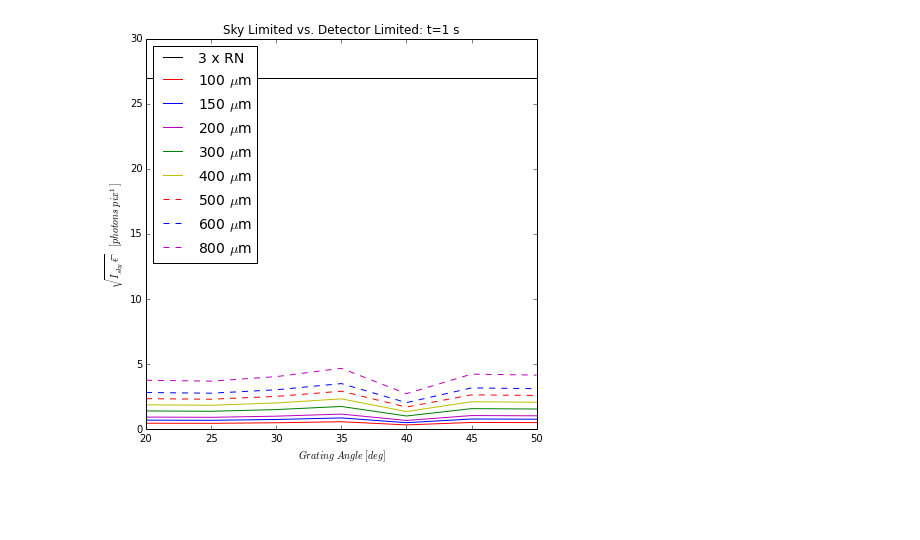
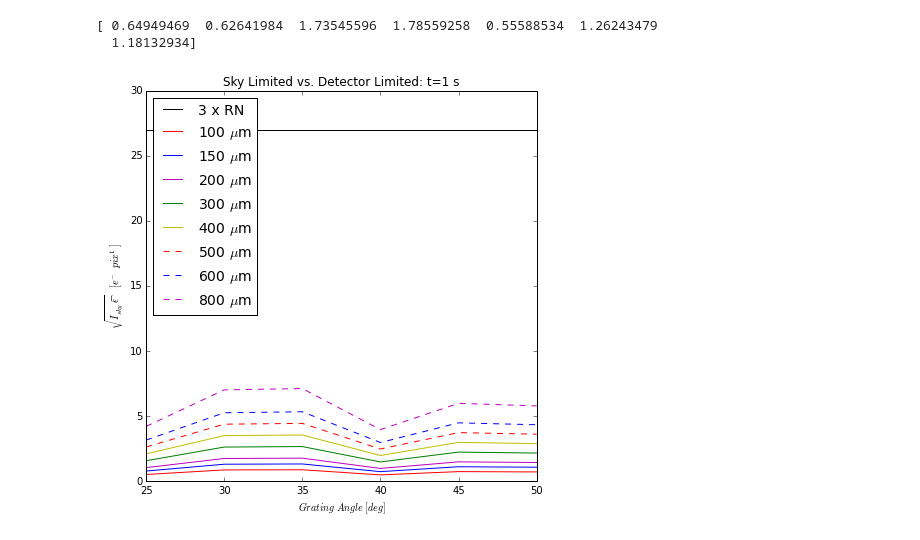
Before and after one commit to andreavalgiers/SALT_IFU, a Jupyter notebook: Throughput_Calculations.ipynb, the cells around one changed output. Cells and saved outputs as stored; diff of their text form; code cells hidden in the pictures; blank space fills up the shorter version.

```diff
--- a/Throughput_Calculations.ipynb
+++ b/Throughput_Calculations.ipynb
@@ -35,7 +35,7 @@ slitpix=2031.84 #Number of pixels along slit length
 pixArea=0.000324 # Area of Pixel mm^2
 RN = 9 # Read Noise
 npix = 17.92 #
-gain = 0.25 #
+gain = 2.5 #
 dark = 0.002 #
 # %%
 #### Calculation of Spectrograph
@@ -66,7 +66,7 @@ f = interpolate.interp1d(skywave, skyflux,bounds_error=False, fill_value=1.31570
 
 trans=np.array([0.948654,0.948654,0.99985,0.976124,0.356107,0.842272,0.982687]) # Atmospheric Transmission at Mauna Kea as a function
                                                                        # alpha
-rss_eff=np.array([0.2,0.2,0.3,0.5,0.5,0.55,0.5]) # RSS efficiency at various alpha angles
+rss_eff=np.array([0.103906905,0.103906905,0.360919446,0.462250431,0.421808381,0.438769116,0.38712636]) # RSS efficiency at various alpha angles
 
 
 skyflux_det=[]
@@ -75,8 +75,13 @@ for i in range(0,len(cent_wave)):
     skyflux_cent=f(cent_wave[i])*collectArea*np.pi*((fibersize/2)**2)*lin_disp[i]*trans[i]*rss_eff[i]*eff_fib # photons s^-1 pix
     skyflux_det.append(skyflux_cent)
 
-skyflux_det=np.array(skyflux_det) # The detected sky intensity as a function of angle and fiber size
+skyflux_det=np.array(skyflux_det)# The detected sky intensity as a function of angle and fiber size
                                   # [photons s^-1 pix^1]
+# %%
+print np.transpose(skyflux_det)[1]*gain
+# %% [output]
+[ 0.64949469  0.62641984  1.73545596  1.78559258  0.55588534  1.26243479
+  1.18132934]
 # %%
 ### Sky-Limited vs. Read-Noise
 #### Sky-Limited: Sqrt(skyflux_det*exposure_time)
@@ -87,14 +92,14 @@ skyflux_det=np.array(skyflux_det) # The detected sky intensity as a function of
 fib_sky_alpha= np.transpose(skyflux_det) # Gives the sky flux for each alpha for each fiber size
 
 exp_time=[1.,60.,100.,300.,600.]
-RN_lim=np.array( [3*RN]*(len(alpha)))
+RN_lim=np.array( [3*RN]*(len(alpha)-1))
 
 sky_lim=[]
 
-for k in range(len(exp_time)):
+for k in range(0,len(exp_time)):
     arr=[]
     for i in range(len(fib_sky_alpha)):
-        arr.append(np.sqrt(fib_sky_alpha[i]*exp_time[k]))
+        arr.append(np.sqrt(fib_sky_alpha[i]*gain*exp_time[k])) # Units of electrons per pix
         #arr.append(fib_sky_alpha[i]*exp_time[k])
     sky_lim.append(arr)
 # %%
@@ -142,21 +157,23 @@ fib800_3=sky_lim[3][7]
 # %%
+alpha=alpha[1:]
+
 plt.figure(figsize = (7,7))
 plt.plot(alpha,RN_lim,'k-',label='3 x RN')
 plt.plot(alpha,fib100_0,'r-',label='100 $\mu$m')
 plt.plot(alpha,fib150_0,'b-',label='150 $\mu$m')
 plt.plot(alpha,fib200_0,'m-',label='200 $\mu$m')
 plt.plot(alpha,fib300_0,'g-',label='300 $\mu$m')
 plt.plot(alpha,fib400_0,'y-',label='400 $\mu$m')
 plt.plot(alpha,fib500_0,'r--',label='500 $\mu$m')
 plt.plot(alpha,fib600_0,'b--',label='600 $\mu$m')
 plt.plot(alpha,fib800_0,'m--',label='800 $\mu$m')
 plt.title('Sky Limited vs. Detector Limited: t=1 s ')
 plt.legend(loc='upper left',prop={'size':14},frameon=True)
 plt.xlabel('$Grating\ Angle \ [deg]$')
-plt.ylabel(r'$\sqrt{I_{sky}\ \epsilon \t}$   $[photons\ pix^1]$')
+plt.ylabel(r'$\sqrt{I_{sky}\ \epsilon \t}$   $[e^-\ pix^1]$')
 plt.show()
 
-pandas.DataFrame([fib100_0-RN_lim,fib150_0-RN_lim,fib200_0-RN_lim,fib300_0-RN_lim,fib400_0-RN_lim,fib500_0-RN_lim,fib600_0-RN_lim,fib800_0-RN_lim],['100 $\mu$m','150 $\mu$m','200 $\mu$m','300 $\mu$m','400 $\mu$m','500 $\mu$m','600 $\mu$m','800 $\mu$m'],alpha).T
+pandas.DataFrame([np.round(fib100_0-RN_lim,1),np.round(fib150_0-RN_lim,1),np.round(fib200_0-RN_lim,1),np.round(fib300_0-RN_lim,1),np.round(fib400_0-RN_lim,1),np.round(fib500_0-RN_lim,1),np.round(fib600_0-RN_lim,1),np.round(fib800_0-RN_lim,1)],['100 $\mu$m','150 $\mu$m','200 $\mu$m','300 $\mu$m','400 $\mu$m','500 $\mu$m','600 $\mu$m','800 $\mu$m'],alpha).T
 # %% [output]
-[figure, old version]
+[figure, new version]
 |  | 100 $\mu$m | 150 $\mu$m | 200 $\mu$m | 300 $\mu$m | 400 $\mu$m | 500 $\mu$m | 600 $\mu$m | 800 $\mu$m |
```
Also changed, not shown: parts of 6 cells of this notebook.
